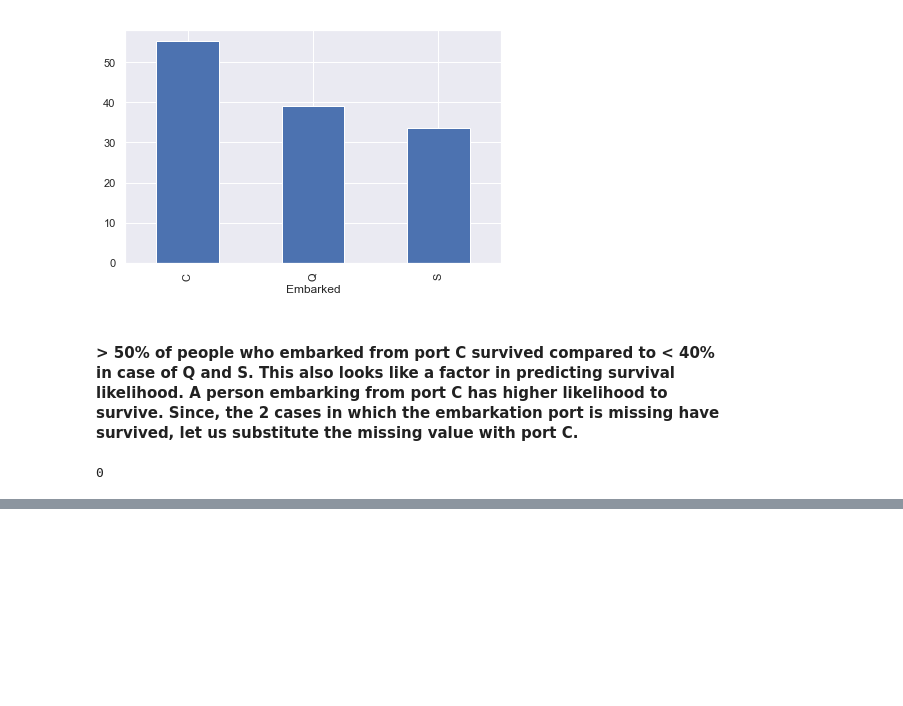
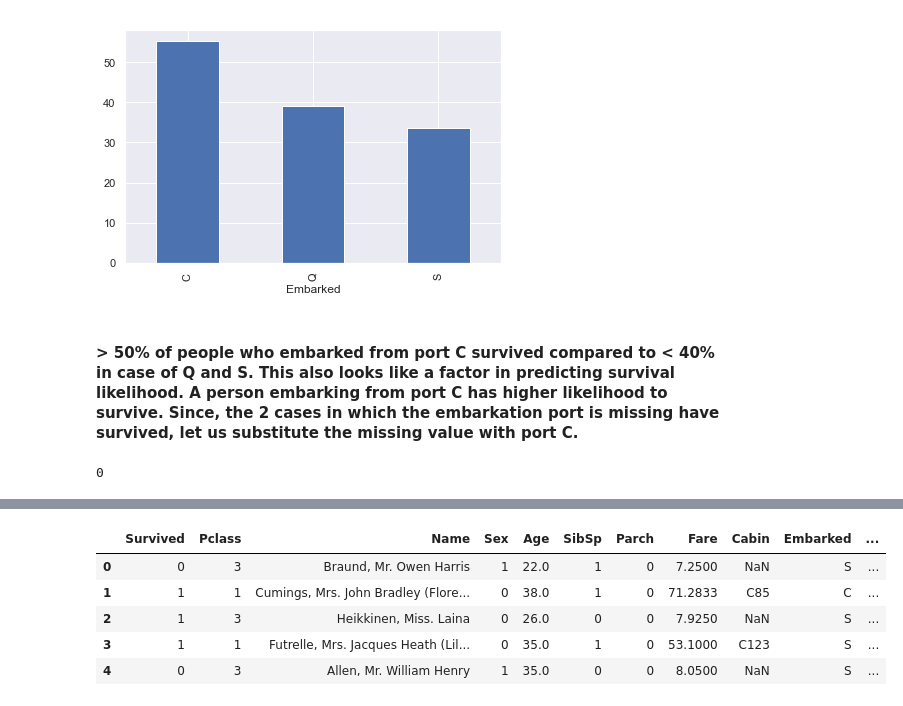
Before and after one commit to abhishekjain88/titanic-kaggle, a Jupyter notebook: Titanic Competition.ipynb, the cells around one changed output, grey strips where cells are left out. Drawn from its saved outputs; the diff is of its cells as text; code cells hidden in the pictures; blank space fills up the shorter version.

Commit message:
One hot encoded embarkation port

```diff
--- a/Titanic Competition.ipynb
+++ b/Titanic Competition.ipynb
@@ -271,0 +259,6 @@ Name: Age, Length: 88, dtype: int64
+# %%
+from sklearn.preprocessing import OneHotEncoder
+ohe = OneHotEncoder()
+encoded_port = ohe.fit_transform(titanic[['Embarked']]).toarray()
+print(encoded_port)
+print(ohe.get_feature_names())
@@ -271,0 +274,12 @@ Name: Age, Length: 88, dtype: int64
+# %%
+titanic.loc[:, 'Embarked_C'] = encoded_port[:, 0]
+titanic.loc[:, 'Embarked_Q'] = encoded_port[:, 1]
+titanic.loc[:, 'Embarked_S'] = encoded_port[:, 2]
+titanic.head()
+# %% [output]
+|  | Survived | Pclass | Name | Sex | Age | SibSp | Parch | Fare | Cabin | Embarked | ... |
+| 0 | 0 | 3 | Braund, Mr. Owen Harris | 1 | 22.0 | 1 | 0 | 7.2500 | NaN | S | ... |
+| 1 | 1 | 1 | Cumings, Mrs. John Bradley (Flore... | 0 | 38.0 | 1 | 0 | 71.2833 | C85 | C | ... |
+| 2 | 1 | 3 | Heikkinen, Miss. Laina | 0 | 26.0 | 0 | 0 | 7.9250 | NaN | S | ... |
+| 3 | 1 | 1 | Futrelle, Mrs. Jacques Heath (Lil... | 0 | 35.0 | 1 | 0 | 53.1000 | C123 | S | ... |
+| 4 | 0 | 3 | Allen, Mr. William Henry | 1 | 35.0 | 0 | 0 | 8.0500 | NaN | S | ... |
```
Also changed, not shown: parts of 8 cells of this notebook.
